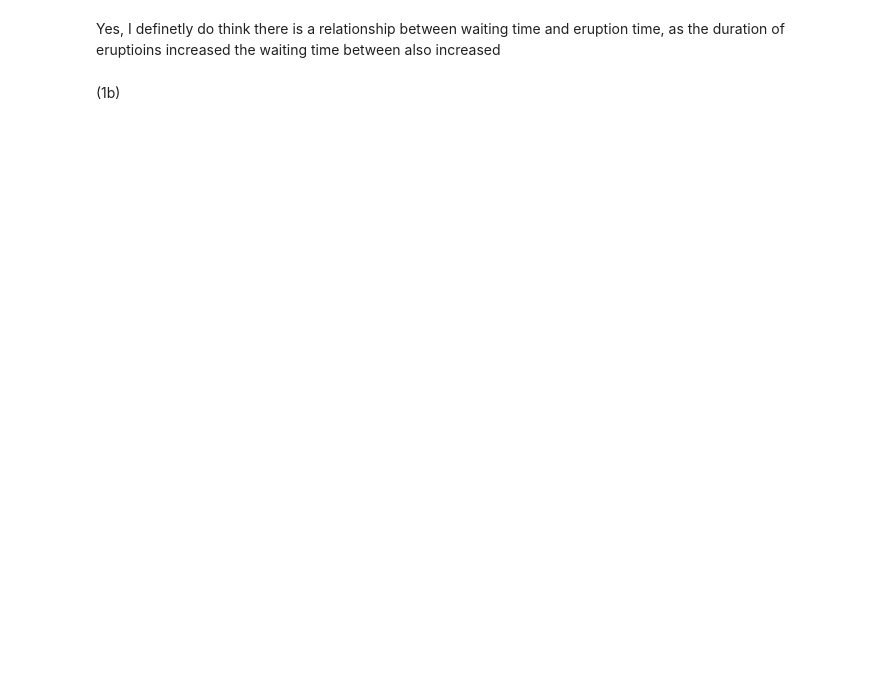
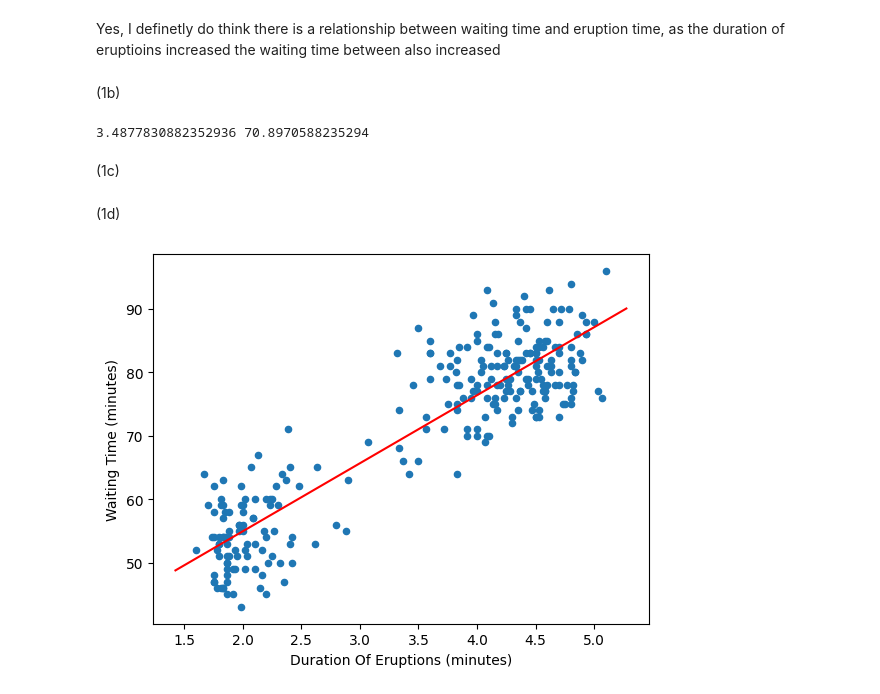
Before and after one commit to Delluvian/CS3501-Foundations-of-Data-Analysis, a Jupyter notebook: JupyterNotebooks/PS3/hmw3answers.ipynb, the cells around one changed output. Drawn from its saved outputs; the diff is of its cells as text; code cells hidden in the pictures; blank space fills up the shorter version.

```diff
--- a/JupyterNotebooks/PS3/hmw3answers.ipynb
+++ b/JupyterNotebooks/PS3/hmw3answers.ipynb
@@ -35,3 +37,63 @@ Text(0, 0.5, 'Waiting Time (minutes)')
 Yes, I definetly do think there is a relationship between waiting time and eruption time, as the duration of eruptioins increased the waiting time between also increased
 # %% [markdown]
 (1b)
+# %%
+df_means= df.mean(axis = 0)
+eruptions_mean = df_means.iloc[0]
+waiting_mean = df_means.iloc[1]
+
+
+print(eruptions_mean,waiting_mean)
+
+centered_df= df.copy() # centered_df
+centered_df["X"] = centered_df["eruptions"] - eruptions_mean
+centered_df["Y"] = centered_df["waiting"] - waiting_mean
+
+centered_X = np.asarray(centered_df["X"])
+centered_Y = np.asarray(centered_df["Y"])
+# %% [output]
+3.4877830882352936 70.8970588235294
+# %% [markdown]
+(1c)
+# %%
+# functino take in 2 numpy arrays
+
+def innerproduct(x,y):
+    return np.sum(x*y)
+
+def magnitude(x):
+    return math.sqrt(np.sum(x ** 2))
+
+def correlation(x,y):
+    return innerproduct(x,y)/(magnitude(x)*magnitude(y))
+
+eruptions_arr =  np.asarray(centered_df["eruptions"])
+waiting_arr = np.asarray(centered_df["waiting"])
+# %% [markdown]
+(1d)
+# %%
+def slope(x_center,y_center):
+    return(innerproduct(x_center,y_center)/(magnitude(x_center) ** 2))
+
+
+def yint(x_mean,y_mean,x_center,y_center):
+    return y_mean - slope(x_center,y_center)*x_mean
+
+df_slope = slope(centered_df['X'],centered_df["Y"])
+df_yint = yint(eruptions_mean,waiting_mean,centered_X,centered_Y)
+
+
+
+
+##found this function on stackoverflow link is here: https://stackoverflow.com/questions/7941226/how-to-add-line-based-on-slope-and-intercept ##
+def plotreg(slope, intercept):
+    plot_scatter()
+    """Plot a line from slope and intercept"""
+    axes = plt.gca()
+    x_vals = np.array(axes.get_xlim())
+    y_vals = intercept + slope * x_vals
+    plt.plot(x_vals, y_vals, color = 'red')
+
+plotreg(df_slope,df_yint)
+# %% [output]
+[figure, added]
```
Also changed, not shown: parts of 2 cells of this notebook.
